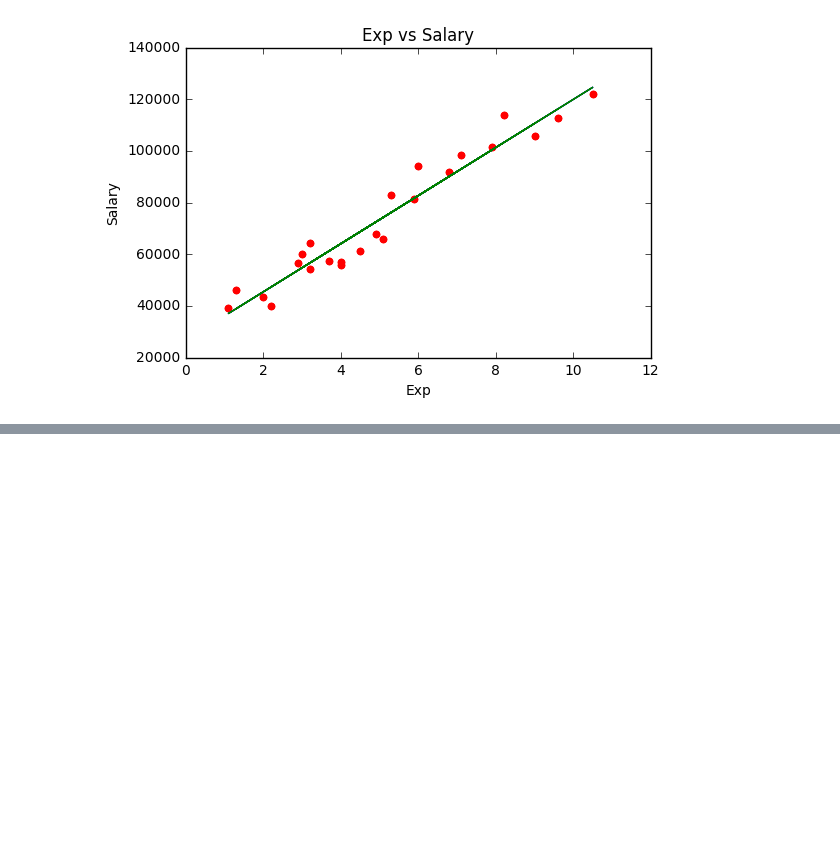
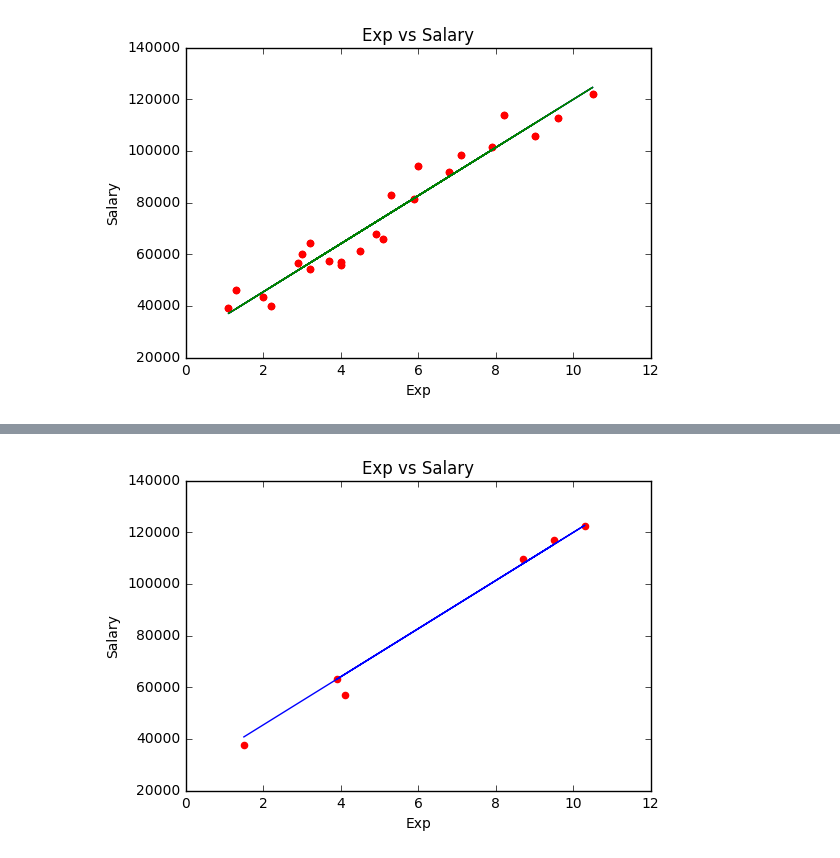
Before and after one commit to sathishkumar95/Machine-Learning, a Jupyter notebook: Part 2 - Regression/Section 4 - Simple Linear Regression/Simple_Linear_Regression/Code.ipynb, the cells around one changed output, grey strips where cells are left out. Saved outputs shown, nothing was run; the diff lists cells and outputs as text; code cells hidden in the pictures; blank space fills up the shorter version.

```diff
--- a/Part 2 - Regression/Section 4 - Simple Linear Regression/Simple_Linear_Regression/Code.ipynb
+++ b/Part 2 - Regression/Section 4 - Simple Linear Regression/Simple_Linear_Regression/Code.ipynb
@@ -43,0 +41,9 @@ plt.show()
+# %%
+plt.scatter(X_test,y_test,color='red')
+plt.plot(X_test,regressor.predict(X_test))
+plt.title("Exp vs Salary")
+plt.xlabel("Exp")
+plt.ylabel("Salary")
+plt.show()
+# %% [output]
+[figure, added]
```
Also changed, not shown: parts of 1 cell of this notebook.
